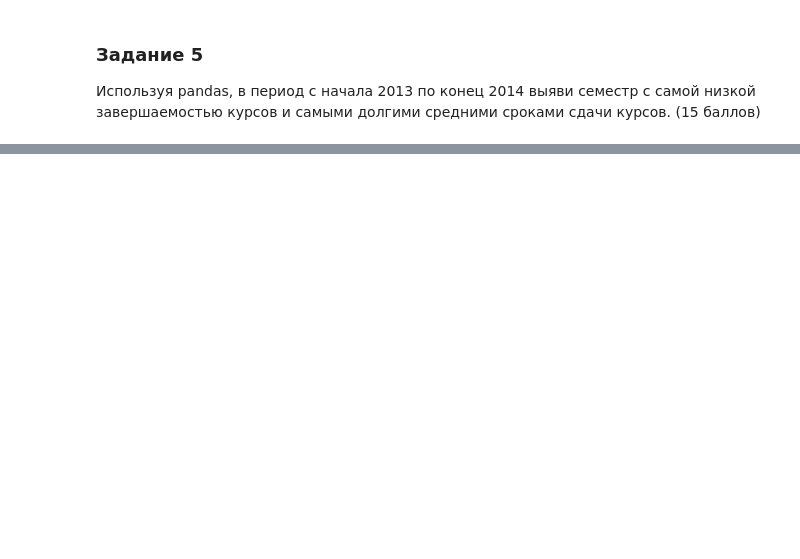
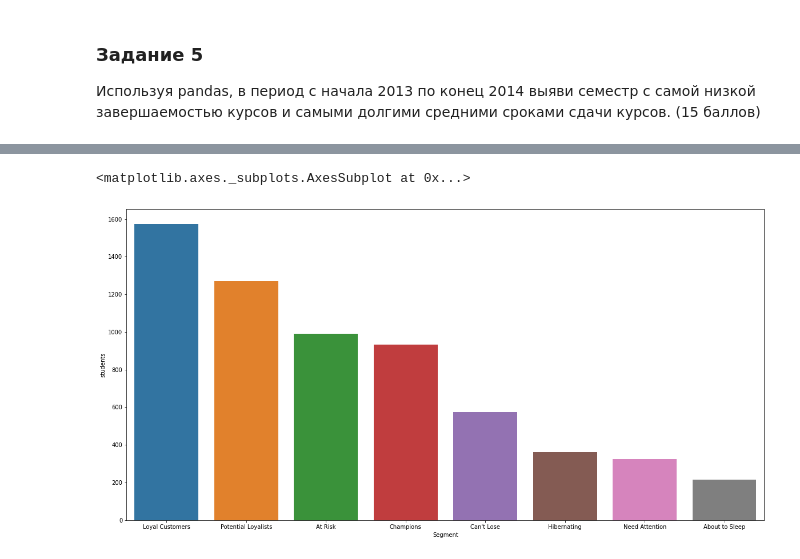
Before and after one commit to shvartzdev/analytics, a Jupyter notebook: 06_project/mini-project.ipynb, the cells around one changed output, grey strips where cells are left out. Cells and saved outputs as stored; diff of their text form; code cells hidden in the pictures; blank space fills up the shorter version.

```diff
--- a/06_project/mini-project.ipynb
+++ b/06_project/mini-project.ipynb
@@ -341,0 +611,4 @@ studentRegistration.query('date_unregistration != "NaN"') \
+# %%
+metrics_merged['R'] = metrics_merged['date_submitted'].apply(r_score)
+metrics_merged['F'] = metrics_merged['date_submitted_mean'].apply(f_score)
+metrics_merged['M'] = metrics_merged['score'].apply(m_score)
@@ -341,0 +624,2 @@ studentRegistration.query('date_unregistration != "NaN"') \
+# %%
+metrics_merged['RFM'] = metrics_merged['R'].map(str) + metrics_merged['F'].map(str) + metrics_merged['M'].map(str)
@@ -341,0 +635,16 @@ studentRegistration.query('date_unregistration != "NaN"') \
+# %%
+segt_map = {
+    r'[1-2][1-2]': 'Hibernating',
+    r'[1-2][3-4]': 'At Risk',
+    r'[1-2]5': "Can't Lose",
+    r'3[1-2]': 'About to Sleep',
+    r'33': 'Need Attention',
+    r'[3-4][4-5]': 'Loyal Customers',
+    r'41': 'Promising',
+    r'51': 'New Customers',
+    r'[4-5][2-3]': 'Potential Loyalists',
+    r'5[4-5]': 'Champions'
+}
+
+metrics_merged['Segment'] = metrics_merged['R'].map(str) + metrics_merged['M'].map(str)
+metrics_merged['Segment'] = metrics_merged['Segment'].replace(segt_map, regex=True)
@@ -341,0 +666,4 @@ studentRegistration.query('date_unregistration != "NaN"') \
+# %%
+visualisation = metrics_merged.groupby('Segment', as_index=False) \
+                .agg({'id_student':'count'}).rename(columns={'id_student':'students'}) \
+                .sort_values(by='students', ascending=False)
@@ -341,0 +679,6 @@ studentRegistration.query('date_unregistration != "NaN"') \
+# %%
+plt.figure(figsize=(20, 10))
+sns.barplot(x=visualisation.Segment, y=visualisation.students)
+# %% [output]
+<matplotlib.axes._subplots.AxesSubplot at 0x...>
+[figure, added]
```
Also changed, not shown: parts of 48 cells of this notebook.
